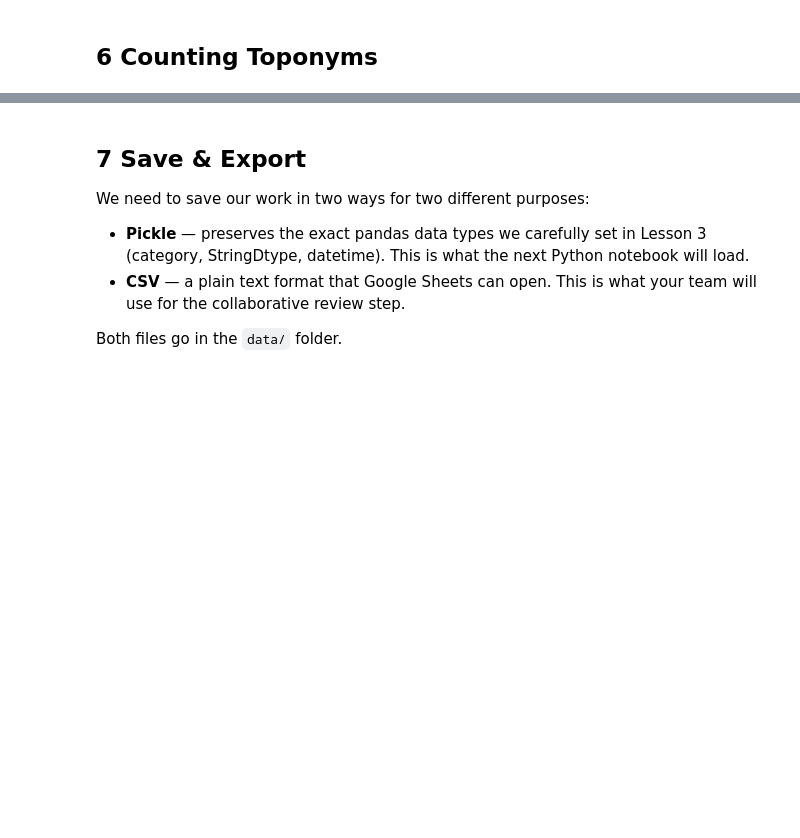
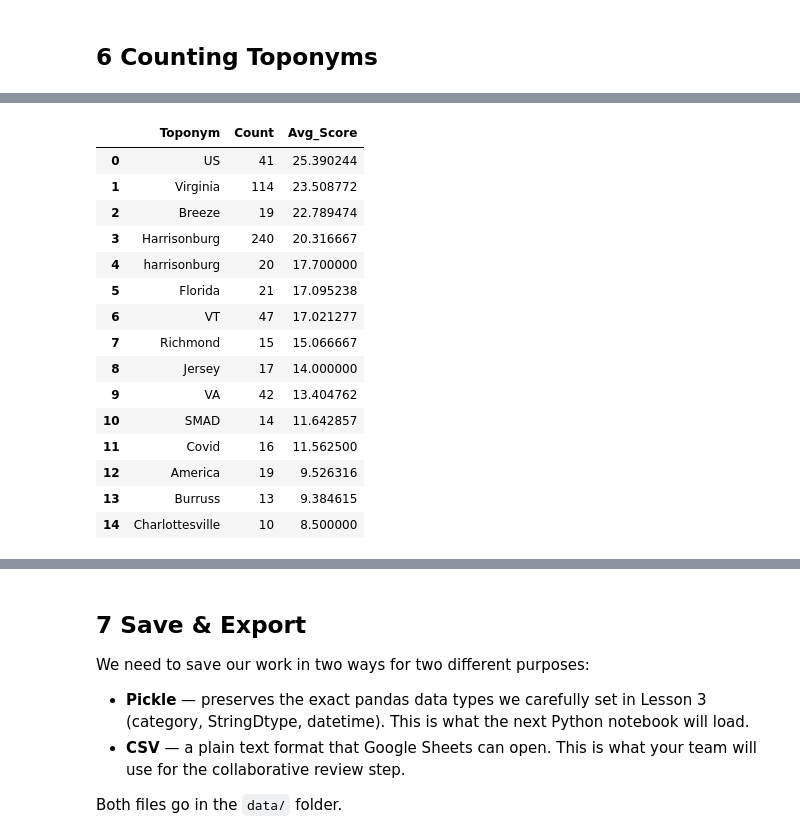
Before and after one commit to joostburgers/jupyter_hub_codespace, a Jupyter notebook: lesson_4_finding_locations/lesson_4_1_extracting_locations.ipynb, the cells around one changed output, grey strips where cells are left out. Drawn from its saved outputs; the diff is of its cells as text; code cells hidden in the pictures; blank space fills up the shorter version.

```diff
--- a/lesson_4_finding_locations/lesson_4_1_extracting_locations.ipynb
+++ b/lesson_4_finding_locations/lesson_4_1_extracting_locations.ipynb
@@ -303,5 +303,0 @@ The total is pretty low when we compare it to the Hauser text, but keep in mind
-# %%
-df_reddit_toponyms = df_reddit_sentences[df_reddit_sentences['toponyms'].notna() & df_reddit_sentences['toponyms'].str.len() > 0]
-
-# Display the first few rows of the new DataFrame
-df_reddit_toponyms.sample(10, random_state = 4)
@@ -380,0 +373,39 @@ fig.show()
+# %%
+# Flatten: one toponym per row, keep the post score alongside it
+toponym_score_df = (
+    df_reddit_toponyms[['toponyms', 'score']]
+    .explode('toponyms')
+    .dropna(subset=['toponyms'])
+)
+
+# Group by toponym: count mentions AND average the post score
+# Filter to places mentioned at least 10 times — rare mentions can have
+# artificially high average scores, so a minimum count gives cleaner results
+toponym_engagement = (
+    toponym_score_df
+    .groupby('toponyms', as_index=False)
+    .agg(Count=('toponyms', 'count'), Avg_Score=('score', 'mean'))
+    .rename(columns={'toponyms': 'Toponym'})
+    .query('Count >= 10')
+    .sort_values(['Avg_Score', 'Count'], ascending=False)
+    .reset_index(drop=True)
+)
+
+toponym_engagement.head(15)
+# %% [output]
+|  | Toponym | Count | Avg_Score |
+| 0 | US | 41 | 25.390244 |
+| 1 | Virginia | 114 | 23.508772 |
+| 2 | Breeze | 19 | 22.789474 |
+| 3 | Harrisonburg | 240 | 20.316667 |
+| 4 | harrisonburg | 20 | 17.700000 |
+| 5 | Florida | 21 | 17.095238 |
+| 6 | VT | 47 | 17.021277 |
+| 7 | Richmond | 15 | 15.066667 |
+| 8 | Jersey | 17 | 14.000000 |
+| 9 | VA | 42 | 13.404762 |
+| 10 | SMAD | 14 | 11.642857 |
+| 11 | Covid | 16 | 11.562500 |
+| 12 | America | 19 | 9.526316 |
+| 13 | Burruss | 13 | 9.384615 |
+| 14 | Charlottesville | 10 | 8.500000 |
```
Also changed, not shown: parts of 51 cells of this notebook, 15 other files.
